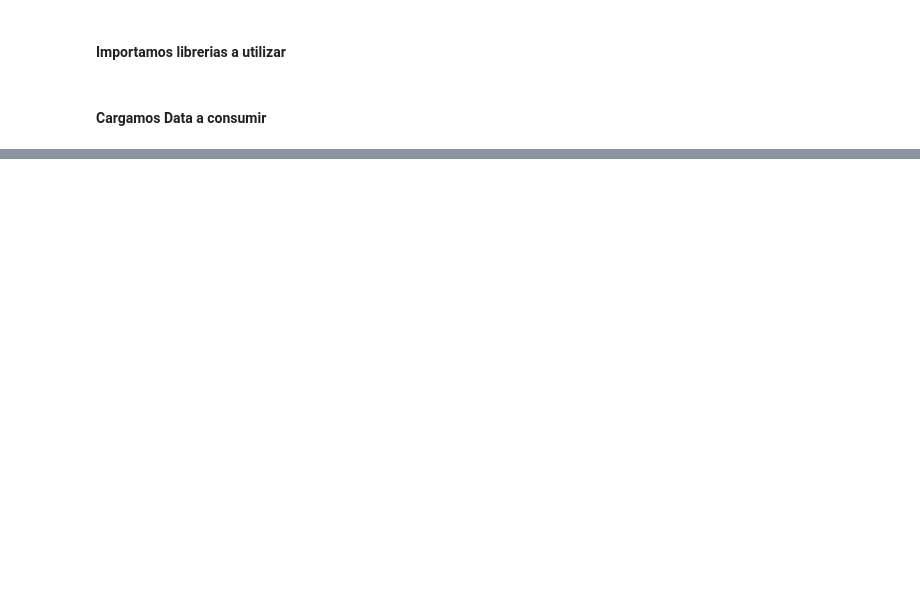
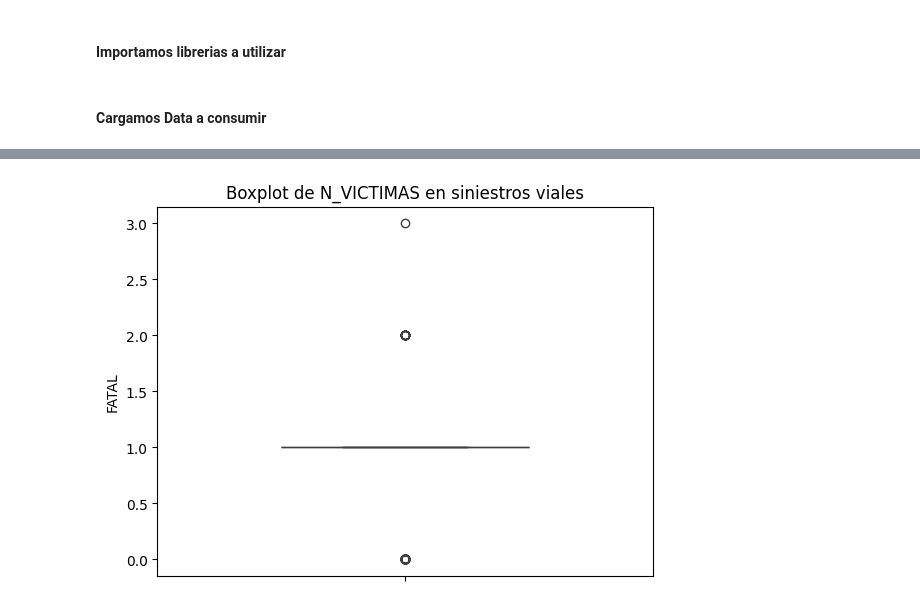
Before and after one commit to PrietoPy/PI_DA-PT, a Jupyter notebook: Notebooks/EDA.ipynb, the cells around one changed output, grey strips where cells are left out. Drawn from its saved outputs; the diff is of its cells as text; code cells hidden in the pictures; blank space fills up the shorter version.

```diff
--- a/Notebooks/EDA.ipynb
+++ b/Notebooks/EDA.ipynb
@@ -107,0 +67,6 @@ podemos identificar los puntos con mayor afluencia de siniestros
+# %%
+sns.boxplot(data=hechos['FATAL'], width=0.5)
+plt.title('Boxplot de N_VICTIMAS en siniestros viales')
+plt.show()
+# %% [output]
+[figure, added]
```
Also changed, not shown: parts of 68 cells of this notebook, 14 other files.
